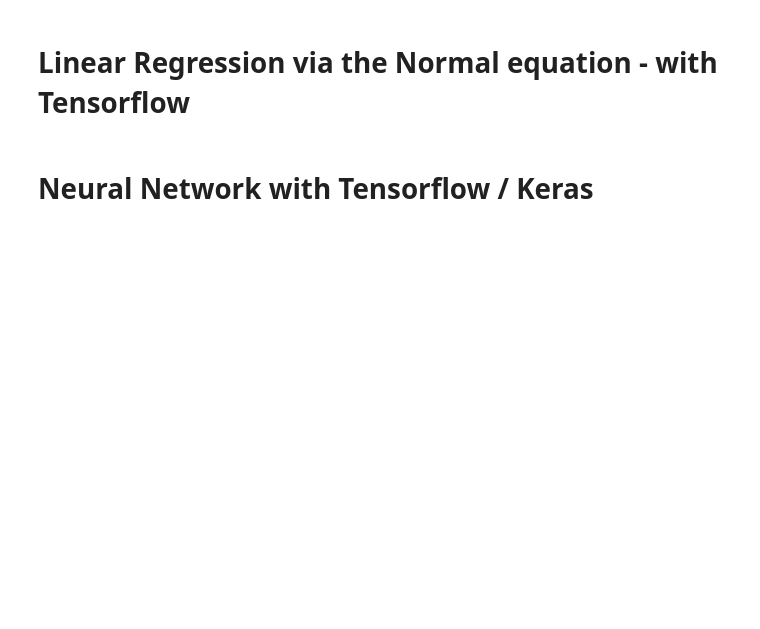
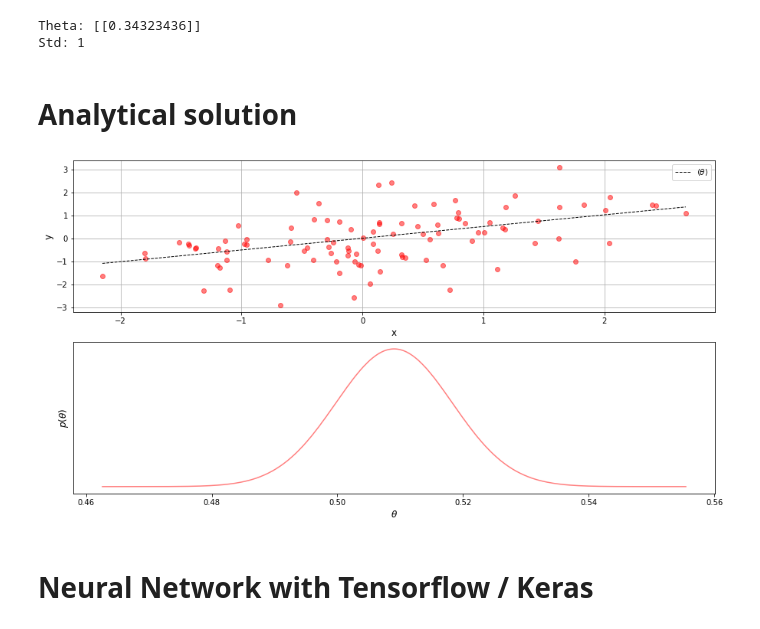
Before and after one commit to 8gradplus/tensor_flow_tutorial, a Jupyter notebook: 2_linear_regression/3_bayesian.ipynb, the cells around one changed output. Cells and saved outputs as stored; diff of their text form; code cells hidden in the pictures; blank space fills up the shorter version.

Commit message:
added analytical solution to bayesian linear regression

```diff
--- a/2_linear_regression/3_bayesian.ipynb
+++ b/2_linear_regression/3_bayesian.ipynb
@@ -92,5 +103,67 @@ Approaches:
 # Get the data
-# %% [markdown]
-# Linear Regression via the Normal equation - with Tensorflow
+# %%
+import numpy as np
+import tensorflow as tf
+N = 100 #number of datapoints to generate
+D = 1   #number of dimensions
+STD = 1
+theta = tf.random.normal(shape=[D, 1], stddev=1)
+print("Theta:", theta.numpy())
+x = tf.random.normal(shape=[N, D])
+y = tf.random.normal(shape=[N, 1], mean=tf.matmul(x, theta), stddev=STD)
+print("Std:", STD)
+
+# Make a TensorFlow Dataset from training data
+data_train = tf.data.Dataset.from_tensor_slices((x, y)).shuffle(10000).batch(N)
+# %% [output]
+Theta: [[0.34323436]]
+Std: 1
+# %% [markdown]
+# Analytical solution
+# %%
+def fit_theta_parameters(x, s_square, l):
+    inv_sigma  = l * tf.eye(x.shape[1])  +  tf.matmul(x, x, True) / s_square
+    sigma = tf.linalg.inv(inv_sigma)
+    mu = s_square * tf.matmul(sigma,  tf.matmul(x, y, transpose_a=True))
+    return mu, sigma
+
+def draw_from_theta_posterior(mu, std, n_samples):
+    """Todo: Take Multinormal"""
+    return tf.random.normal(shape=[n_samples], mean=mu, stddev=std)
+# %%
+from tensorflow_core.data import Dataset as tfds
+from tensorflow_probability import distributions as tfd
+from matplotlib import pyplot as plt
+
+def plot(ds: tfds, mu, std):
+    assert D == 1, "this plot assumes one feature only"
+    fig, ax = plt.subplots(nrows=2, figsize=(15,8))
+    iterator = iter(ds)
+    data = next(iterator) # todo iterate correctly
+    ax[0].plot(data[0], data[1], "o", color="red", alpha=.5)
+    xs = tf.linspace(min(data[0])[0], max(data[0])[0], 100)
+    ax[0].plot(xs, tf.reshape(mu * xs, [-1]), "--", color="k", lw=1, label=r"$\langle\theta\rangle$")
+    ax[0].grid()
+    ax[0].set_ylabel("y", fontsize=12)
+    ax[0].set_xlabel("x", fontsize=12)
+
+    ax[1].set_ylabel(r"$p(\theta)$", fontsize=12)
+    ax[1].set_xlabel(r"$\theta$", fontsize=12)
+    factor = 5
+    xs = tf.linspace((mu - factor * std)[0, 0], (mu + factor * std)[0, 0], 300)
+    dist = tfd.Normal(loc=mu, scale=std)
+    ys = dist.prob(xs)
+    ax[1].plot(xs, tf.reshape(ys, [-1]), color="red", alpha=.5)
+    #ax[1].grid()
+    ax[1].set_yticks([])
+    ax[0].legend()
+# %%
+mu, std = fit_theta_parameters(x, 1, 0.0001)
+#samples = draw_from_theta_posterior(mu, std, 10000)
+#tf.reduce_mean(samples, axis=1)
+
+plot(data_train, mu, std)
+# %% [output]
+[figure, added]
 # %% [markdown]
 # Neural Network with Tensorflow / Keras
```
Also changed, not shown: parts of 2 cells of this notebook, 1 other file.
